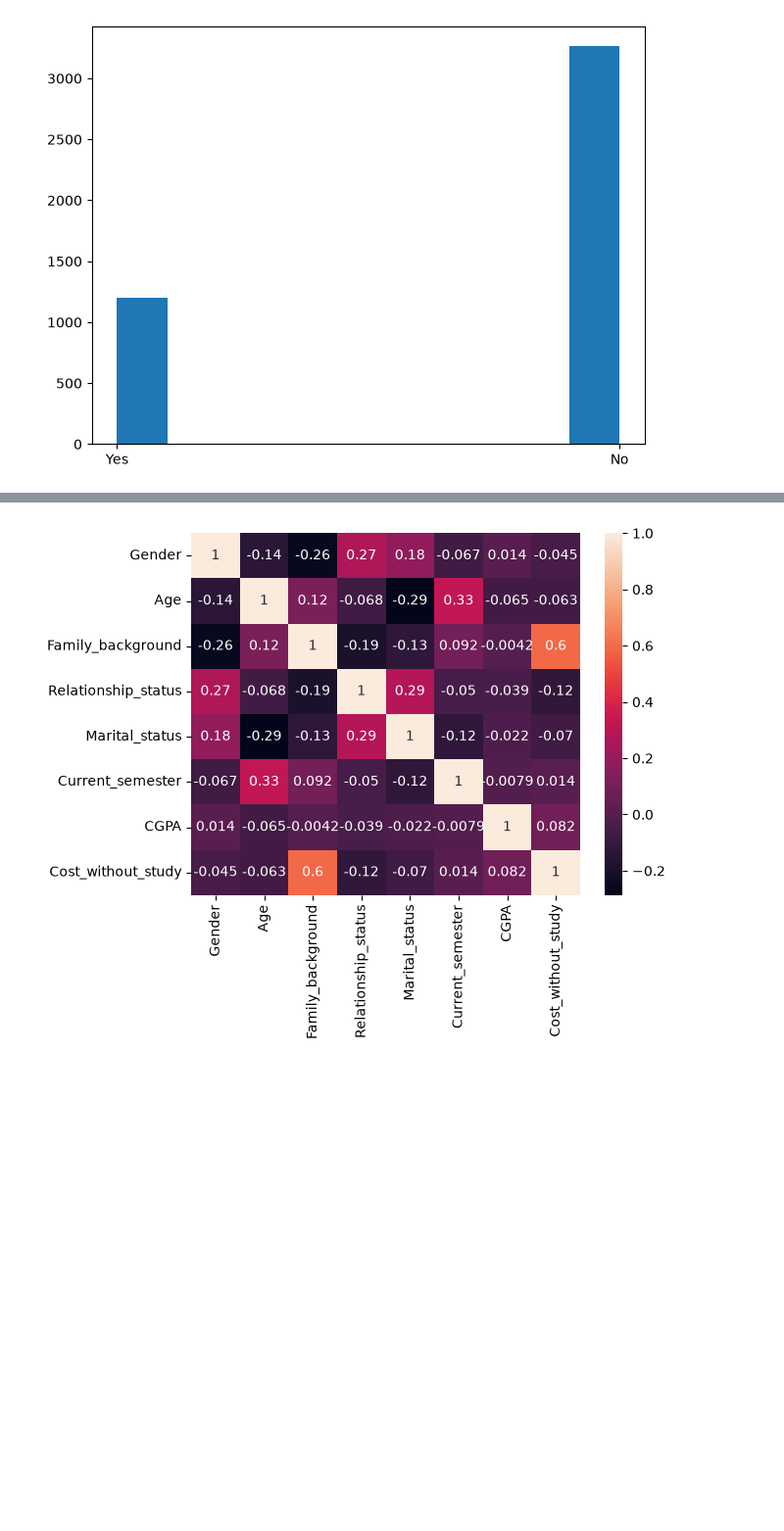
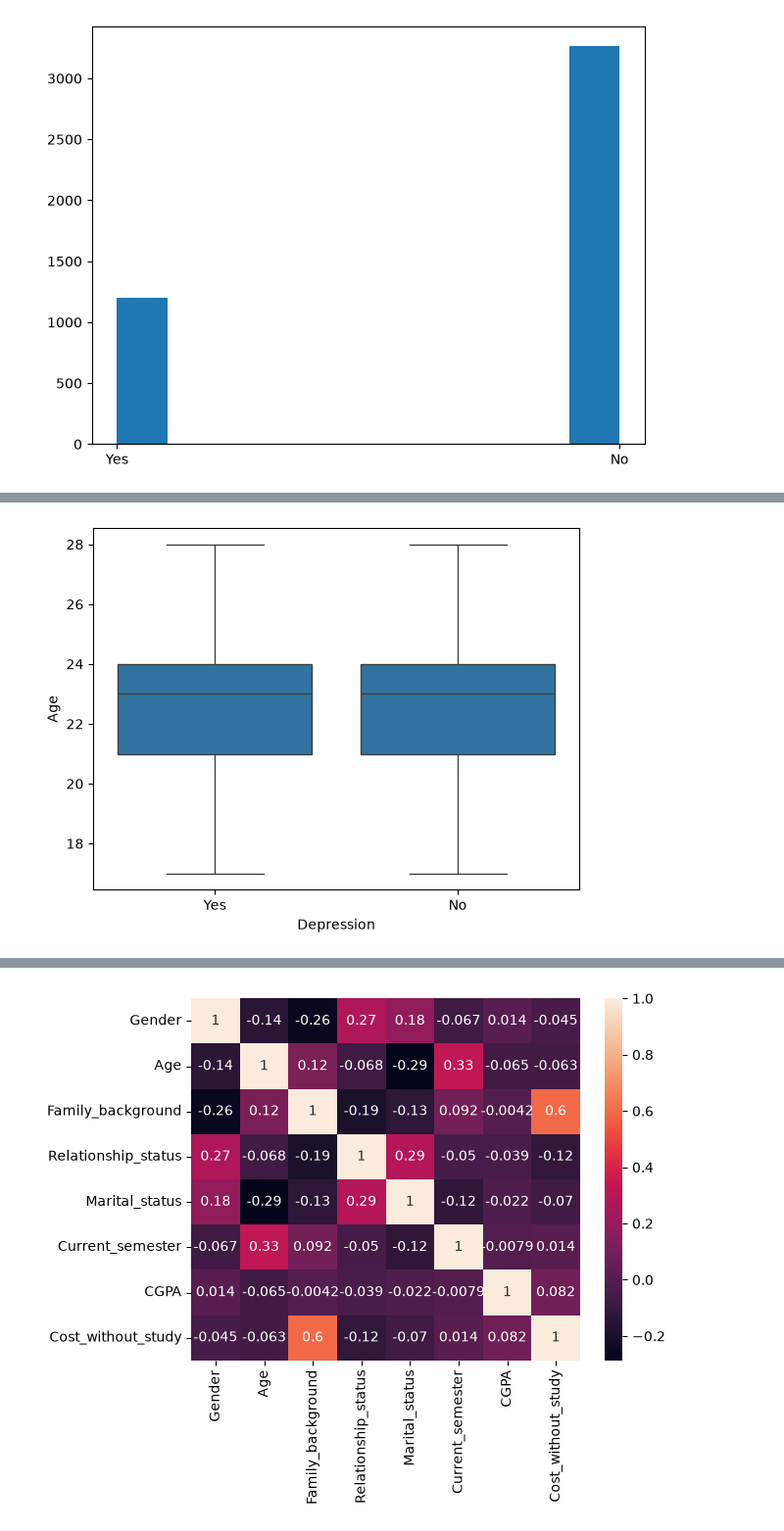
Before and after one commit to AreebaAkram/AI, a Jupyter notebook: LogisticReg.ipynb, the cells around one changed output, grey strips where cells are left out. Shown at 98% size. Cells and saved outputs as stored; diff of their text form; code cells hidden in the pictures; blank space fills up the shorter version.

```diff
--- a/LogisticReg.ipynb
+++ b/LogisticReg.ipynb
@@ -127,0 +192,7 @@ plt.show()
+# %%
+#Numerical feature vs categorical target
+sns.boxplot(data=data, x="Depression", y="Age")
+plt.show()
+# shows does not mean what the age is depression ocurrs.
+# %% [output]
+[figure, added]
```
Also changed, not shown: parts of 17 cells of this notebook, 1 other file.
